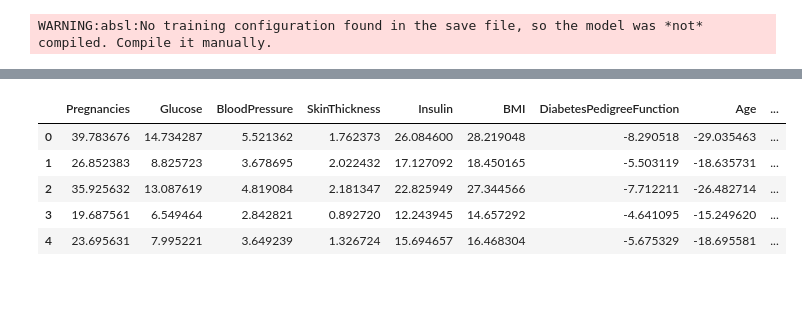
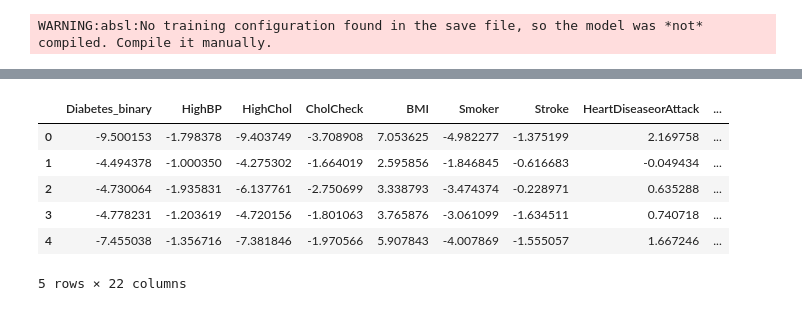
Before and after one commit to tarikibrahimovic/Diabetes-Prediction, a Jupyter notebook: SaNeta.ipynb, the cells around one changed output, grey strips where cells are left out. Cells and saved outputs as stored; diff of their text form; code cells hidden in the pictures.

```diff
--- a/SaNeta.ipynb
+++ b/SaNeta.ipynb
@@ -10,7 +10,19 @@ from matplotlib import pyplot
 from sklearn.model_selection import train_test_split
 from sklearn.ensemble import RandomForestClassifier
 from sklearn import metrics
-data = pd.read_csv('dataset/diabetes_temporary.csv')
+
+pd.set_option('display.max_columns', None)
+
+df = pd.read_csv('dataset/diabetes_binary_health_indicators_BRFSS2021.csv')
+# Assuming df is your DataFrame and "Diabetes_binary" is your target column
+class_0 = df[df.Diabetes_binary == 0]
+class_1 = df[df.Diabetes_binary == 1]
+
+# Downsample class 0 to match the number of instances in class 1
+class_0_downsampled = class_0.sample(len(class_1))
+
+# Concatenate the downsampled class 0 with class 1
+data = pd.concat([class_0_downsampled, class_1], axis=0)
 print (data.shape)
 print (data.tail())
 print (data.columns)
@@ -208,10 +225,13 @@ EPOCH: 823
 # %%
 from keras.models import load_model
-model =load_model('trained_generated_model.h5')
+model =load_model('trained_generated_model2.h5')
 
 latent_points = generate_latent_points(10, 750)
 X = model.predict(latent_points)
-data_fake = pd.DataFrame(data=X,  columns=['Pregnancies', 'Glucose', 'BloodPressure', 'SkinThickness', 'Insulin', 'BMI', 'DiabetesPedigreeFunction', 'Age', 'Outcome'])
+data_fake = pd.DataFrame(data=X,  columns=['Diabetes_binary', 'HighBP', 'HighChol', 'CholCheck', 'BMI', 'Smoker', 'Stroke',
+                 'HeartDiseaseorAttack', 'PhysActivity', 'Fruits', 'Veggies',
+                 'HvyAlcoholConsump', 'AnyHealthcare', 'NoDocbcCost', 'GenHlth',
+                 'MentHlth', 'PhysHlth', 'DiffWalk', 'Sex', 'Age', 'Education', 'Income'])
 data_fake.head()
 # %% [output]
 WARNING:absl:No training configuration found in the save file, so the model was *not* compiled. Compile it manually.
@@ -219,6 +239,7 @@ WARNING:absl:No training configuration found in the save file, so the model was
-|  | Pregnancies | Glucose | BloodPressure | SkinThickness | Insulin | BMI | DiabetesPedigreeFunction | Age | ... |
-| 0 | 39.783676 | 14.734287 | 5.521362 | 1.762373 | 26.084600 | 28.219048 | -8.290518 | -29.035463 | ... |
-| 1 | 26.852383 | 8.825723 | 3.678695 | 2.022432 | 17.127092 | 18.450165 | -5.503119 | -18.635731 | ... |
-| 2 | 35.925632 | 13.087619 | 4.819084 | 2.181347 | 22.825949 | 27.344566 | -7.712211 | -26.482714 | ... |
-| 3 | 19.687561 | 6.549464 | 2.842821 | 0.892720 | 12.243945 | 14.657292 | -4.641095 | -15.249620 | ... |
-| 4 | 23.695631 | 7.995221 | 3.649239 | 1.326724 | 15.694657 | 16.468304 | -5.675329 | -18.695581 | ... |
+|  | Diabetes_binary | HighBP | HighChol | CholCheck | BMI | Smoker | Stroke | HeartDiseaseorAttack | ... |
+| 0 | -9.500153 | -1.798378 | -9.403749 | -3.708908 | 7.053625 | -4.982277 | -1.375199 | 2.169758 | ... |
+| 1 | -4.494378 | -1.000350 | -4.275302 | -1.664019 | 2.595856 | -1.846845 | -0.616683 | -0.049434 | ... |
+| 2 | -4.730064 | -1.935831 | -6.137761 | -2.750699 | 3.338793 | -3.474374 | -0.228971 | 0.635288 | ... |
+| 3 | -4.778231 | -1.203619 | -4.720156 | -1.801063 | 3.765876 | -3.061099 | -1.634511 | 0.740718 | ... |
+| 4 | -7.455038 | -1.356716 | -7.381846 | -1.970566 | 5.907843 | -4.007869 | -1.555057 | 1.667246 | ... |
+5 rows × 22 columns
```
Also changed, not shown: parts of 17 cells of this notebook, 1 other file.
